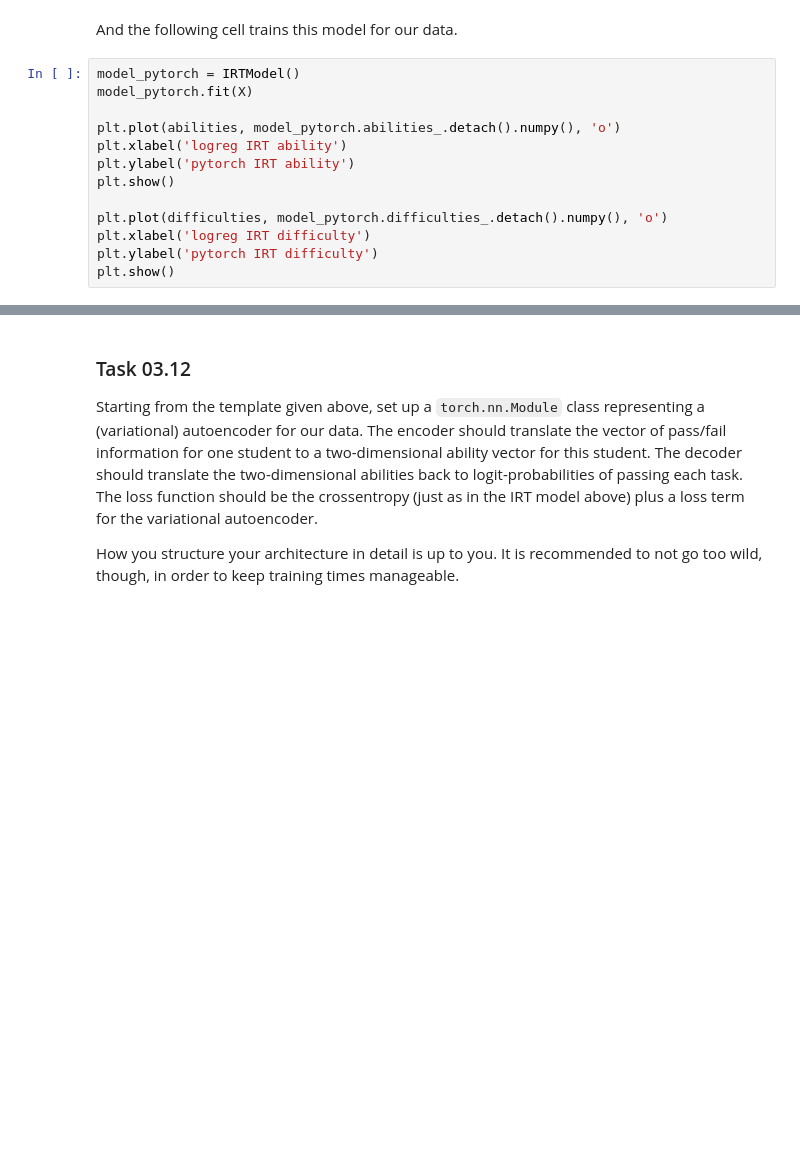
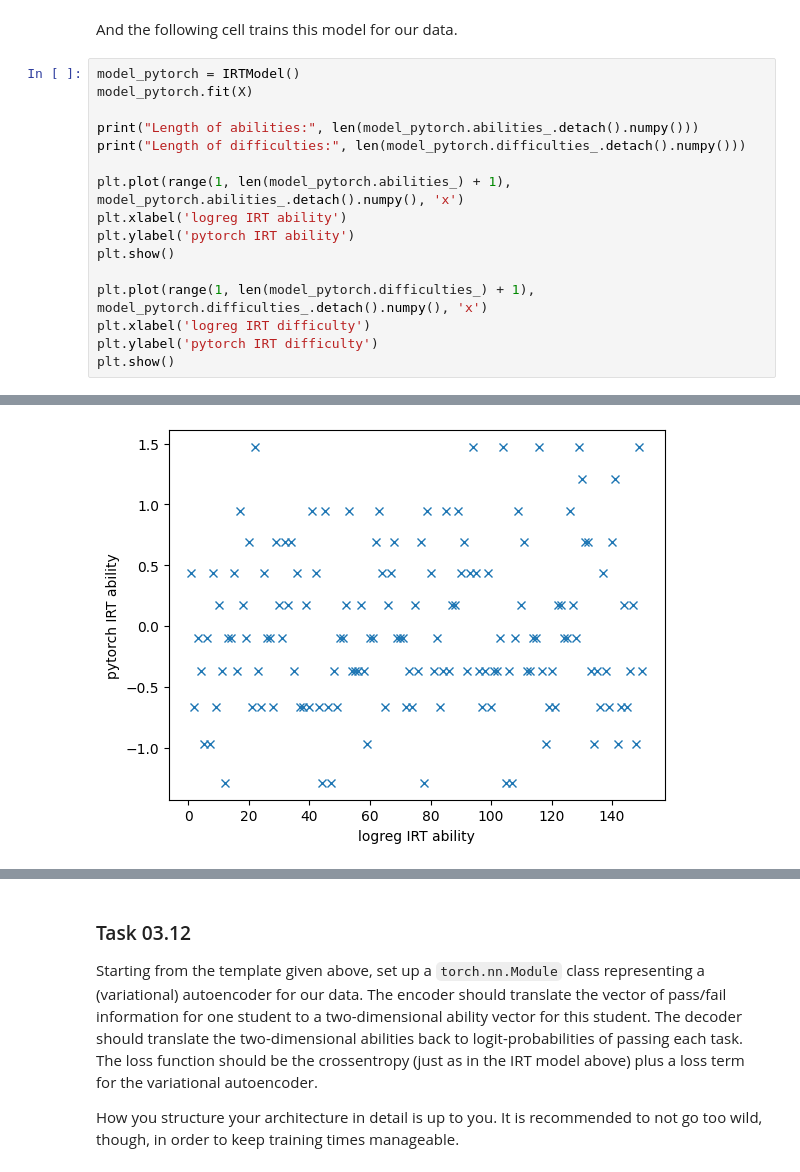
Before and after one commit to bhunecke/data-mining, a Jupyter notebook: sheet03/sheet03.ipynb, the cells around one changed output, grey strips where cells are left out. Cells and saved outputs as stored; diff of their text form; blank space fills up the shorter version.

```diff
--- a/sheet03/sheet03.ipynb
+++ b/sheet03/sheet03.ipynb
@@ -479,12 +474,16 @@ And the following cell trains this model for our data.
 model_pytorch = IRTModel()
 model_pytorch.fit(X)
 
-plt.plot(abilities, model_pytorch.abilities_.detach().numpy(), 'o')
+print("Length of abilities:", len(model_pytorch.abilities_.detach().numpy()))
+print("Length of difficulties:", len(model_pytorch.difficulties_.detach().numpy()))
+
+plt.plot(range(1, len(model_pytorch.abilities_) + 1), model_pytorch.abilities_.detach().numpy(), 'x')
 plt.xlabel('logreg IRT ability')
 plt.ylabel('pytorch IRT ability')
 plt.show()
 
-plt.plot(difficulties, model_pytorch.difficulties_.detach().numpy(), 'o')
+plt.plot(range(1, len(model_pytorch.difficulties_) + 1), model_pytorch.difficulties_.detach().numpy(), 'x')
 plt.xlabel('logreg IRT difficulty')
 plt.ylabel('pytorch IRT difficulty')
 plt.show()
+# %% [output]
@@ -490,0 +502 @@ plt.show()
+[figure, added]
```
Also changed, not shown: parts of 12 cells of this notebook.
